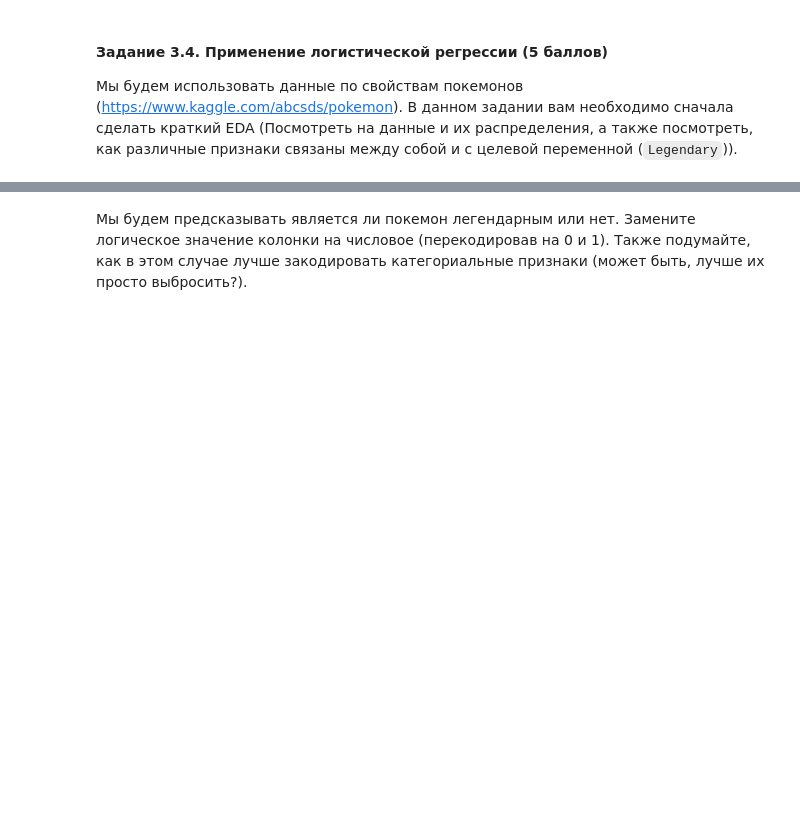
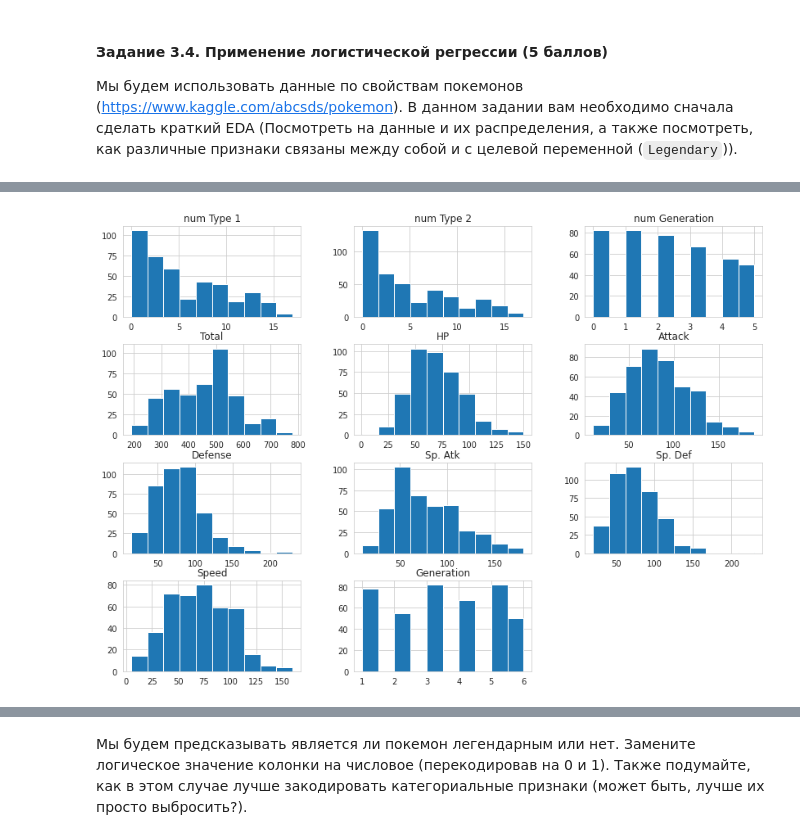
Before and after one commit to Lemonnik/BI-ML-2021, a Jupyter notebook: lesson_2_linmodels_GD/homework/Linear_models.ipynb, the cells around one changed output, grey strips where cells are left out. Saved outputs shown, nothing was run; the diff lists cells and outputs as text; code cells hidden in the pictures; blank space fills up the shorter version.

```diff
--- a/lesson_2_linmodels_GD/homework/Linear_models.ipynb
+++ b/lesson_2_linmodels_GD/homework/Linear_models.ipynb
@@ -799,0 +894,25 @@ pokemon.head()
+# %%
+# вновь разделим числовые и категориальные колонки
+
+num_cols = [
+    'num Type 1',
+    'num Type 2',
+    'num Generation',
+    'Total',
+    'HP',
+    'Attack',
+    'Defense',
+    'Sp. Atk',
+    'Sp. Def',
+    'Speed',
+]
+
+cat_cols = [
+    'Type 1',
+    'Type 2',
+    'Generation',
+]
+
+target_col = 'Legendary'
+
+cols = num_cols + cat_cols + [target_col]
@@ -799,0 +928,7 @@ pokemon.head()
+# %%
+# смотрим на распределение при помощи гистограмм
+
+pokemon.hist(column = cols, figsize = (14, 10))
+None # чтобы не выводил мусорный текст
+# %% [output]
+[figure, added]
```
Also changed, not shown: parts of 36 cells of this notebook.
